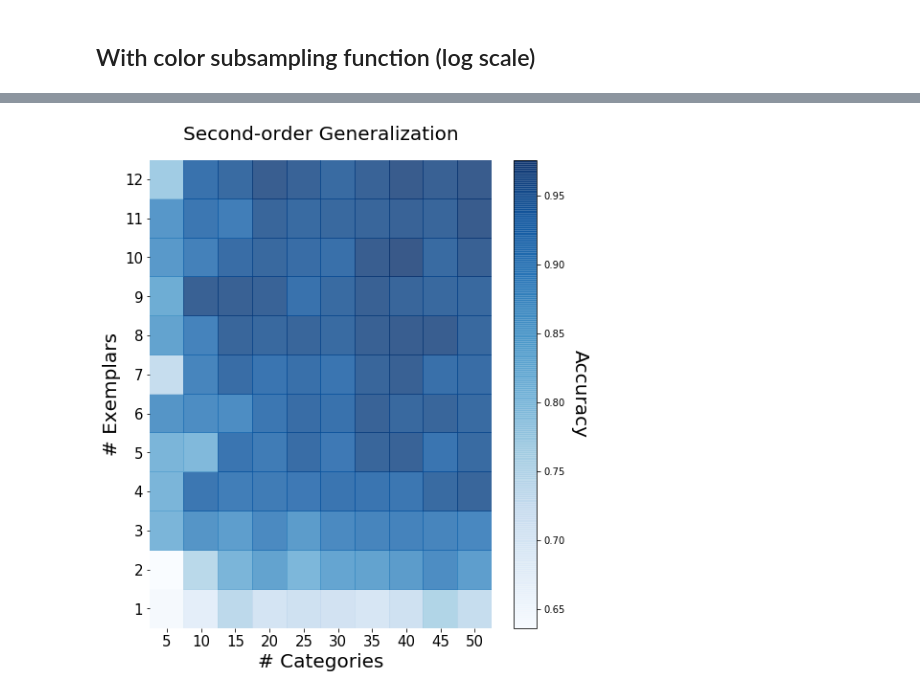
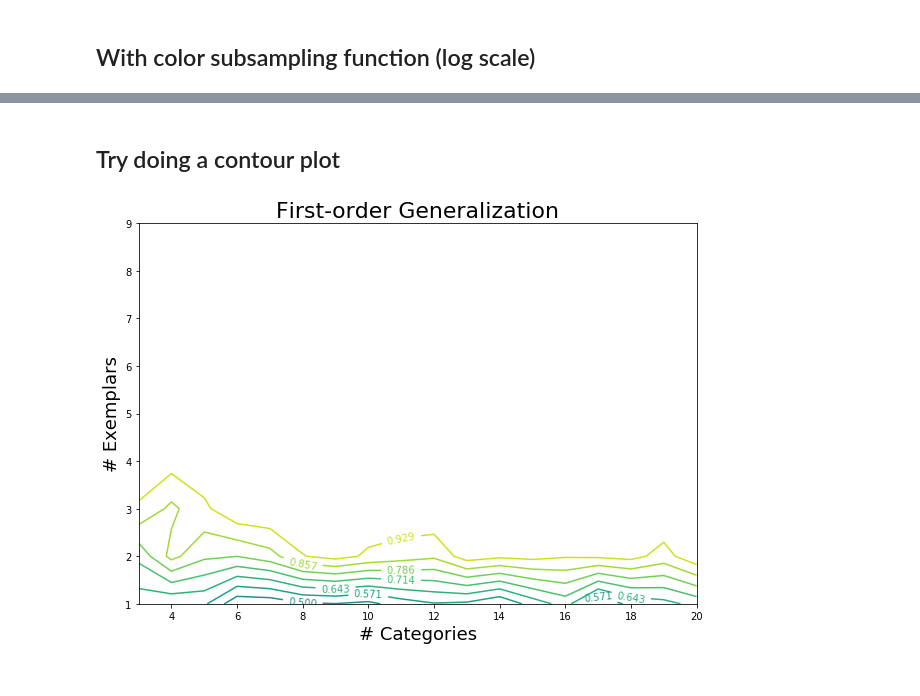
Before and after one commit to rfeinman/learning-to-learn, a Jupyter notebook: notebooks/heatmap.ipynb, the cells around one changed output, grey strips where cells are left out. Saved outputs shown, nothing was run; the diff lists cells and outputs as text; code cells hidden in the pictures.

```diff
--- a/notebooks/heatmap.ipynb
+++ b/notebooks/heatmap.ipynb
@@ -196,8 +181,0 @@ plot_heatmap(
-# %%
-df_first_img = pd.read_csv('../results/cnn_results_firstOrder_colorOld/results.csv', index_col=0)
-plot_heatmap(
-    df_first_img.loc[1:12],
-    'First-order Generalization',
-    size=(8,9),
-    #savefile='/Users/reubenfeinman/Desktop/cnn_1order_accuracy.pdf'
-)
@@ -208,8 +181,0 @@ plot_heatmap(
-# %%
-df_first_img = pd.read_csv('../results/cnn_results_firstOrder1/results.csv', index_col=0)
-plot_heatmap(
-    df_first_img.loc[1:12],
-    'First-order Generalization',
-    size=(8,9),
-    savefile='/Users/reubenfeinman/Desktop/cnn_1order_accuracy.pdf'
-)
@@ -218,10 +182,25 @@ plot_heatmap(
-# %%
-df_second_img = pd.read_csv('../results/cnn_results_secondOrder1/results.csv', index_col=0)
-plot_heatmap(
-    df_second_img.loc[1:12],
-    'Second-order Generalization',
-    size=(8,9),
-    savefile='/Users/reubenfeinman/Desktop/cnn_2order_accuracy.pdf'
-)
-# %% [output]
-[figure, removed]
+# %% [markdown]
+## Try doing a contour plot
+# %%
+def contour_plot(df, ex, ca, title, nb_lines=20):
+    E, C = np.meshgrid(ex, ca)
+    A = np.zeros_like(E, dtype=np.float32)
+    for i in range(len(ex)):
+        for j in range(len(ca)):
+            row = ex[i]
+            col = str(ca[j])
+            A[j, i] = df[col].loc[row]
+    # Plot the contour
+    plt.figure(figsize=(10,7))
+    CS = plt.contour(C, E, A, levels=np.linspace(0., 1., nb_lines))
+    plt.clabel(CS, inline=1, fontsize=10)
+    plt.title(title, fontsize=22)
+    plt.ylabel('# Exemplars', fontsize=18)
+    plt.xlabel('# Categories', fontsize=18)
+    plt.show()
+# %%
+ex = np.arange(1,10)
+ca = np.arange(3,21)
+contour_plot(df_first_img, ex, ca, title='First-order Generalization', nb_lines=15)
+# %% [output]
+[figure, added]
```
Also changed, not shown: parts of 10 cells of this notebook.
